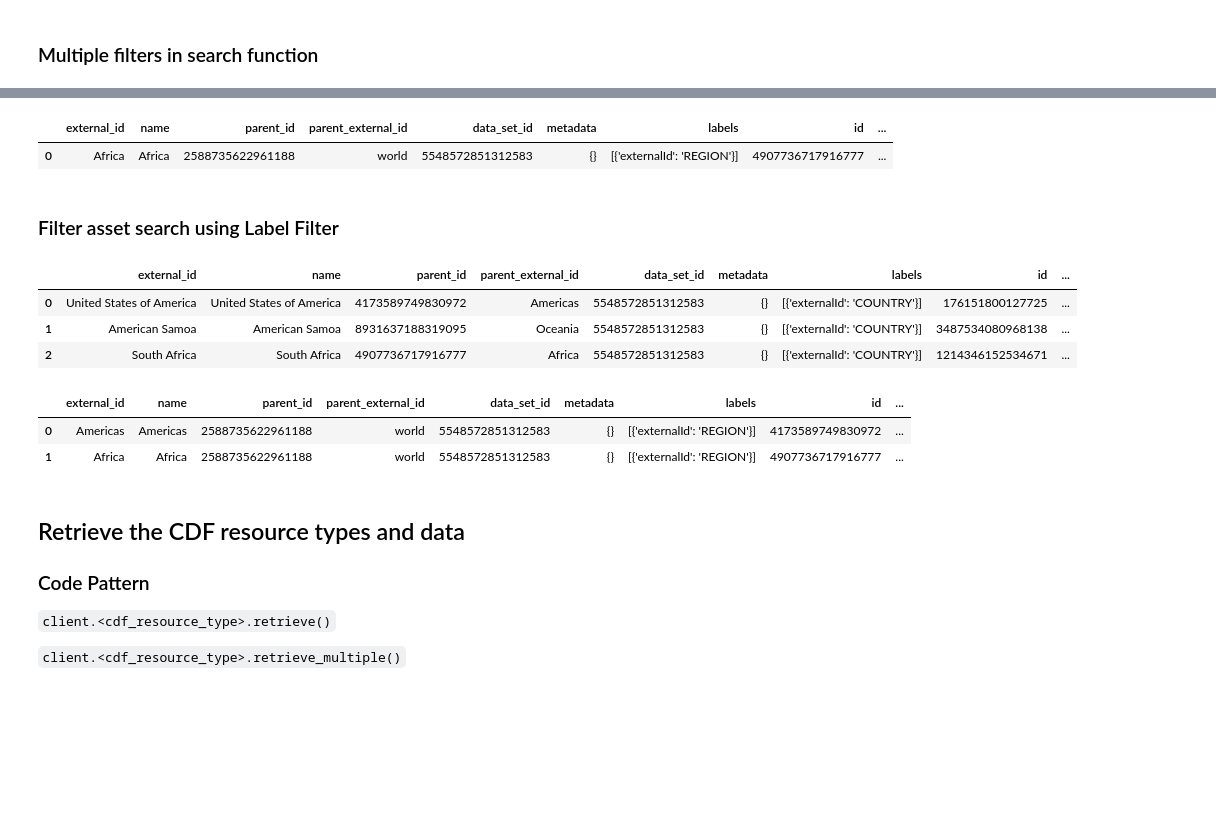
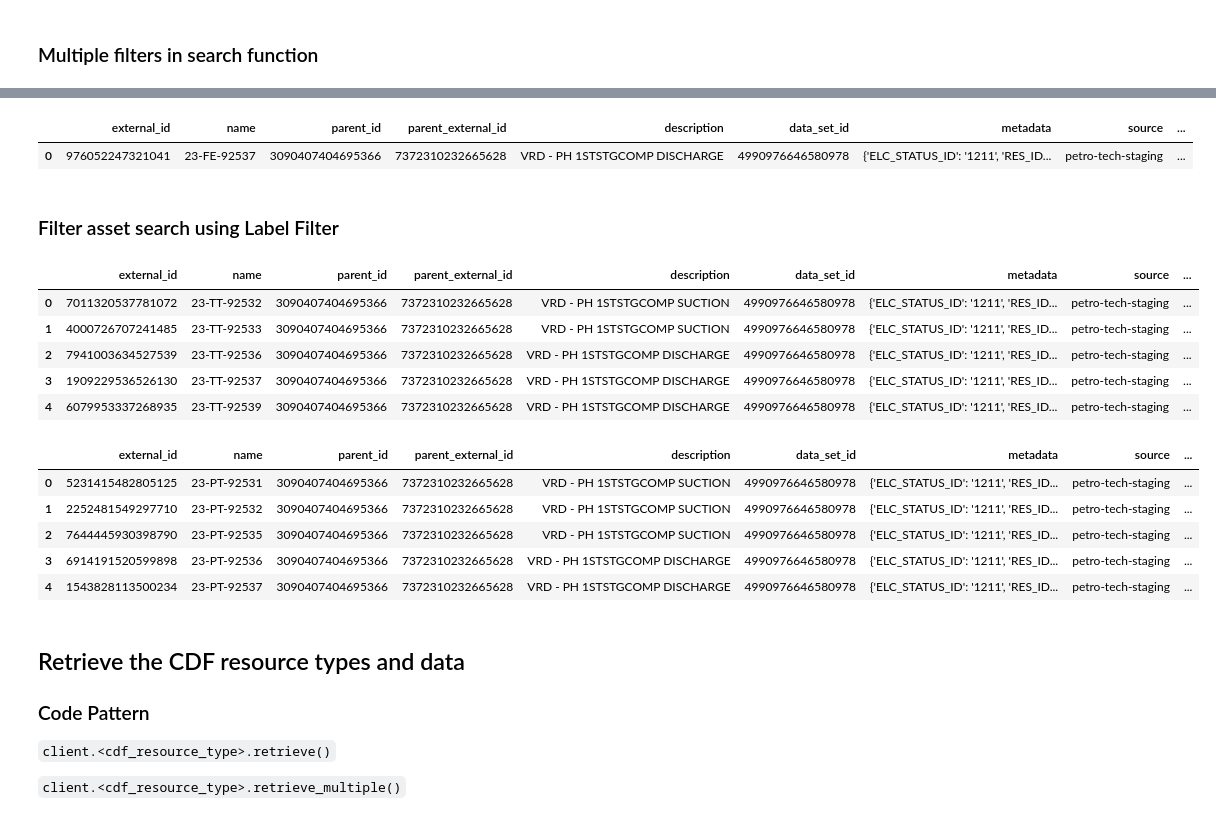
Before and after one commit to cognitedata/using-cognite-python-sdk, a Jupyter notebook: notebooks/2_List_Search_Retrieve.ipynb, the cells around one changed output, grey strips where cells are left out. Drawn from its saved outputs; the diff is of its cells as text; code cells hidden in the pictures; blank space fills up the shorter version.

```diff
--- a/notebooks/2_List_Search_Retrieve.ipynb
+++ b/notebooks/2_List_Search_Retrieve.ipynb
@@ -15,4 +15,4 @@ import auth as cauth
 # %% [markdown]
 ## Create the Cognite Client
 # %%
-c = cauth.create_cognite_client(method="client-secret")
+c = cauth.create_cognite_client()
@@ -395,25 +434,30 @@ c.assets.list(root=True)
 # %%
-c.assets.search(name="Af",filter={"parent_ids": [2588735622961188]})
+c.assets.search(name="FE",filter={"parent_ids": [3090407404695366]})
 # %% [output]
-|  | external_id | name | parent_id | parent_external_id | data_set_id | metadata | labels | id | ... |
-| 0 | Africa | Africa | 2588735622961188 | world | 5548572851312583 | {} | [{'externalId': 'REGION'}] | 4907736717916777 | ... |
+|  | external_id | name | parent_id | parent_external_id | description | data_set_id | metadata | source | ... |
+| 0 | 976052247321041 | 23-FE-92537 | 3090407404695366 | 7372310232665628 | VRD - PH 1STSTGCOMP DISCHARGE | 4990976646580978 | {'ELC_STATUS_ID': '1211', 'RES_ID... | petro-tech-staging | ... |
 # %% [markdown]
 ### Filter asset search using Label Filter
 # %%
 from cognite.client.data_classes import AssetFilter
 # %%
-c.assets.search(name="America",filter=AssetFilter(labels=LabelFilter(contains_all=["COUNTRY"])),limit=5)
+c.assets.search(name="TT",filter=AssetFilter(labels=LabelFilter(contains_all=["industrial-assets"])),limit=5)
 # %% [output]
-|  | external_id | name | parent_id | parent_external_id | data_set_id | metadata | labels | id | ... |
-| 0 | United States of America | United States of America | 4173589749830972 | Americas | 5548572851312583 | {} | [{'externalId': 'COUNTRY'}] | 176151800127725 | ... |
-| 1 | American Samoa | American Samoa | 8931637188319095 | Oceania | 5548572851312583 | {} | [{'externalId': 'COUNTRY'}] | 3487534080968138 | ... |
-| 2 | South Africa | South Africa | 4907736717916777 | Africa | 5548572851312583 | {} | [{'externalId': 'COUNTRY'}] | 1214346152534671 | ... |
+|  | external_id | name | parent_id | parent_external_id | description | data_set_id | metadata | source | ... |
+| 0 | 7011320537781072 | 23-TT-92532 | 3090407404695366 | 7372310232665628 | VRD - PH 1STSTGCOMP SUCTION | 4990976646580978 | {'ELC_STATUS_ID': '1211', 'RES_ID... | petro-tech-staging | ... |
+| 1 | 4000726707241485 | 23-TT-92533 | 3090407404695366 | 7372310232665628 | VRD - PH 1STSTGCOMP SUCTION | 4990976646580978 | {'ELC_STATUS_ID': '1211', 'RES_ID... | petro-tech-staging | ... |
+| 2 | 7941003634527539 | 23-TT-92536 | 3090407404695366 | 7372310232665628 | VRD - PH 1STSTGCOMP DISCHARGE | 4990976646580978 | {'ELC_STATUS_ID': '1211', 'RES_ID... | petro-tech-staging | ... |
+| 3 | 1909229536526130 | 23-TT-92537 | 3090407404695366 | 7372310232665628 | VRD - PH 1STSTGCOMP DISCHARGE | 4990976646580978 | {'ELC_STATUS_ID': '1211', 'RES_ID... | petro-tech-staging | ... |
+| 4 | 6079953337268935 | 23-TT-92539 | 3090407404695366 | 7372310232665628 | VRD - PH 1STSTGCOMP DISCHARGE | 4990976646580978 | {'ELC_STATUS_ID': '1211', 'RES_ID... | petro-tech-staging | ... |
 # %%
-c.assets.search(name="America",filter=AssetFilter(labels=LabelFilter(contains_all=["REGION"])),limit=5)
+c.assets.search(name="PT",filter=AssetFilter(labels=LabelFilter(contains_all=["industrial-assets"])),limit=5)
 # %% [output]
-|  | external_id | name | parent_id | parent_external_id | data_set_id | metadata | labels | id | ... |
-| 0 | Americas | Americas | 2588735622961188 | world | 5548572851312583 | {} | [{'externalId': 'REGION'}] | 4173589749830972 | ... |
-| 1 | Africa | Africa | 2588735622961188 | world | 5548572851312583 | {} | [{'externalId': 'REGION'}] | 4907736717916777 | ... |
+|  | external_id | name | parent_id | parent_external_id | description | data_set_id | metadata | source | ... |
+| 0 | 5231415482805125 | 23-PT-92531 | 3090407404695366 | 7372310232665628 | VRD - PH 1STSTGCOMP SUCTION | 4990976646580978 | {'ELC_STATUS_ID': '1211', 'RES_ID... | petro-tech-staging | ... |
+| 1 | 2252481549297710 | 23-PT-92532 | 3090407404695366 | 7372310232665628 | VRD - PH 1STSTGCOMP SUCTION | 4990976646580978 | {'ELC_STATUS_ID': '1211', 'RES_ID... | petro-tech-staging | ... |
+| 2 | 7644445930398790 | 23-PT-92535 | 3090407404695366 | 7372310232665628 | VRD - PH 1STSTGCOMP SUCTION | 4990976646580978 | {'ELC_STATUS_ID': '1211', 'RES_ID... | petro-tech-staging | ... |
+| 3 | 6914191520599898 | 23-PT-92536 | 3090407404695366 | 7372310232665628 | VRD - PH 1STSTGCOMP DISCHARGE | 4990976646580978 | {'ELC_STATUS_ID': '1211', 'RES_ID... | petro-tech-staging | ... |
+| 4 | 1543828113500234 | 23-PT-92537 | 3090407404695366 | 7372310232665628 | VRD - PH 1STSTGCOMP DISCHARGE | 4990976646580978 | {'ELC_STATUS_ID': '1211', 'RES_ID... | petro-tech-staging | ... |
 # %% [markdown]
 ## Retrieve the CDF resource types and data
 
```
Also changed, not shown: parts of 41 cells of this notebook, 1 other file.
